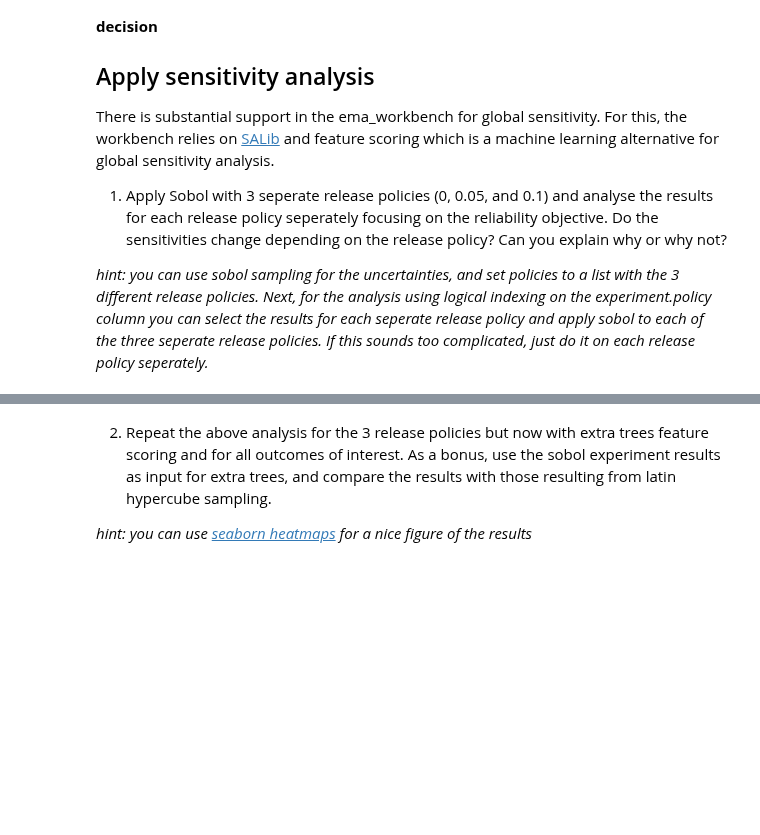
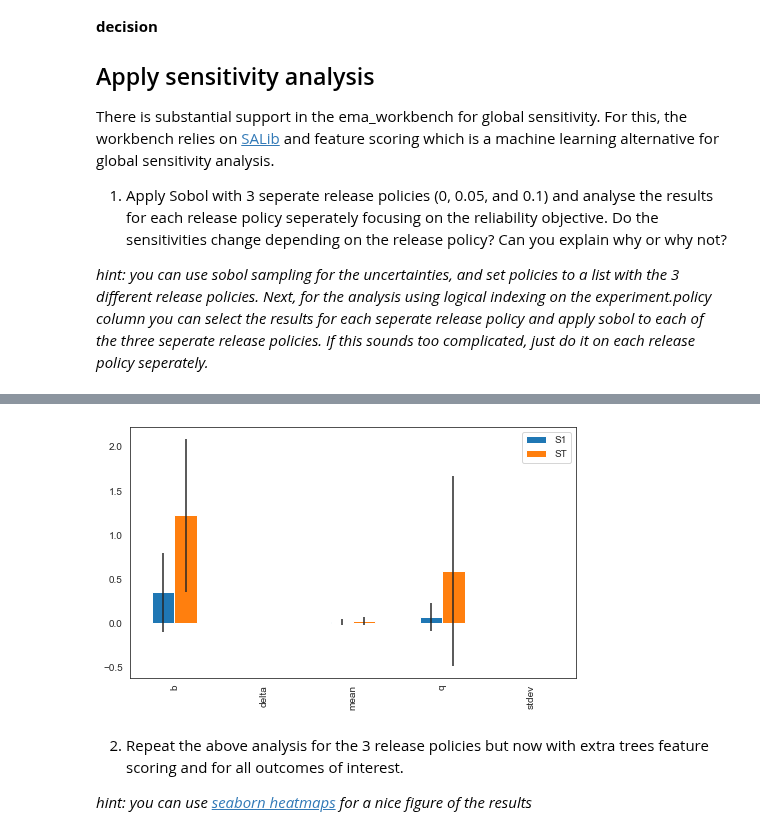
Before and after one commit to triple-capacho/EPA1361, a Jupyter notebook: Week 3-4 - vulnerability analysis/assignment 7 - sensitivity analysis lake model.ipynb, the cells around one changed output, grey strips where cells are left out. Saved outputs shown, nothing was run; the diff lists cells and outputs as text; code cells hidden in the pictures; blank space fills up the shorter version.

```diff
--- a/Week 3-4 - vulnerability analysis/assignment 7 - sensitivity analysis lake model.ipynb
+++ b/Week 3-4 - vulnerability analysis/assignment 7 - sensitivity analysis lake model.ipynb
@@ -74,0 +161,11 @@ NameError: name 'problem' is not defined
+# %%
+from SALib.analyze import sobol
+from ema_workbench.em_framework.salib_samplers import get_SALib_problem
+from ema_workbench import (MultiprocessingEvaluator, SequentialEvaluator ,ema_logging,
+                           perform_experiments)
+
+ema_logging.log_to_stderr(ema_logging.INFO)
+
+with SequentialEvaluator(model) as evaluator:
+    sa_results_3 = evaluator.perform_experiments(scenarios = 50 ,
+                                               uncertainty_sampling='sobol', policies= policies[2])
@@ -74,0 +186,10 @@ NameError: name 'problem' is not defined
+# %%
+experiments_3, outcomes_3 = sa_results_3
+
+problem_3 = get_SALib_problem(model.uncertainties)
+Si_3 = sobol.analyze(problem_3, outcomes_3['reliability'],
+                   calc_second_order=True, print_to_console=False)
+# %%
+Si_filter_3 = {k:Si_3[k] for k in ['ST','ST_conf','S1','S1_conf']}
+Si_df_3 = pd.DataFrame(Si_filter_3, index = problem_3['names'])
+Si_df_3
@@ -75,4 +203,17 @@ NameError: name 'problem' is not defined
+# %%
+sns.set_style('white')
+fig, ax = plt.subplots(1)
+
+indices = Si_df_3[['S1','ST']]
+err = Si_df_3[['S1_conf','ST_conf']]
+
+indices.plot.bar(yerr=err.values.T,ax=ax)
+fig.set_size_inches(8,6)
+fig.subplots_adjust(bottom=0.3)
+plt.show()
+# %% [output]
+[figure, added]
 # %% [markdown]
-2. Repeat the above analysis for the 3 release policies but now with extra trees feature scoring and for all outcomes of interest. As a bonus, use the sobol experiment results as input for extra trees, and compare the results with those resulting from latin hypercube sampling.
+2. Repeat the above analysis for the 3 release policies but now with extra trees feature scoring and for all outcomes of interest.
 
 *hint: you can use [seaborn heatmaps](https://seaborn.pydata.org/generated/seaborn.heatmap.html) for a nice figure of the results*
```
Also changed, not shown: parts of 42 cells of this notebook.
